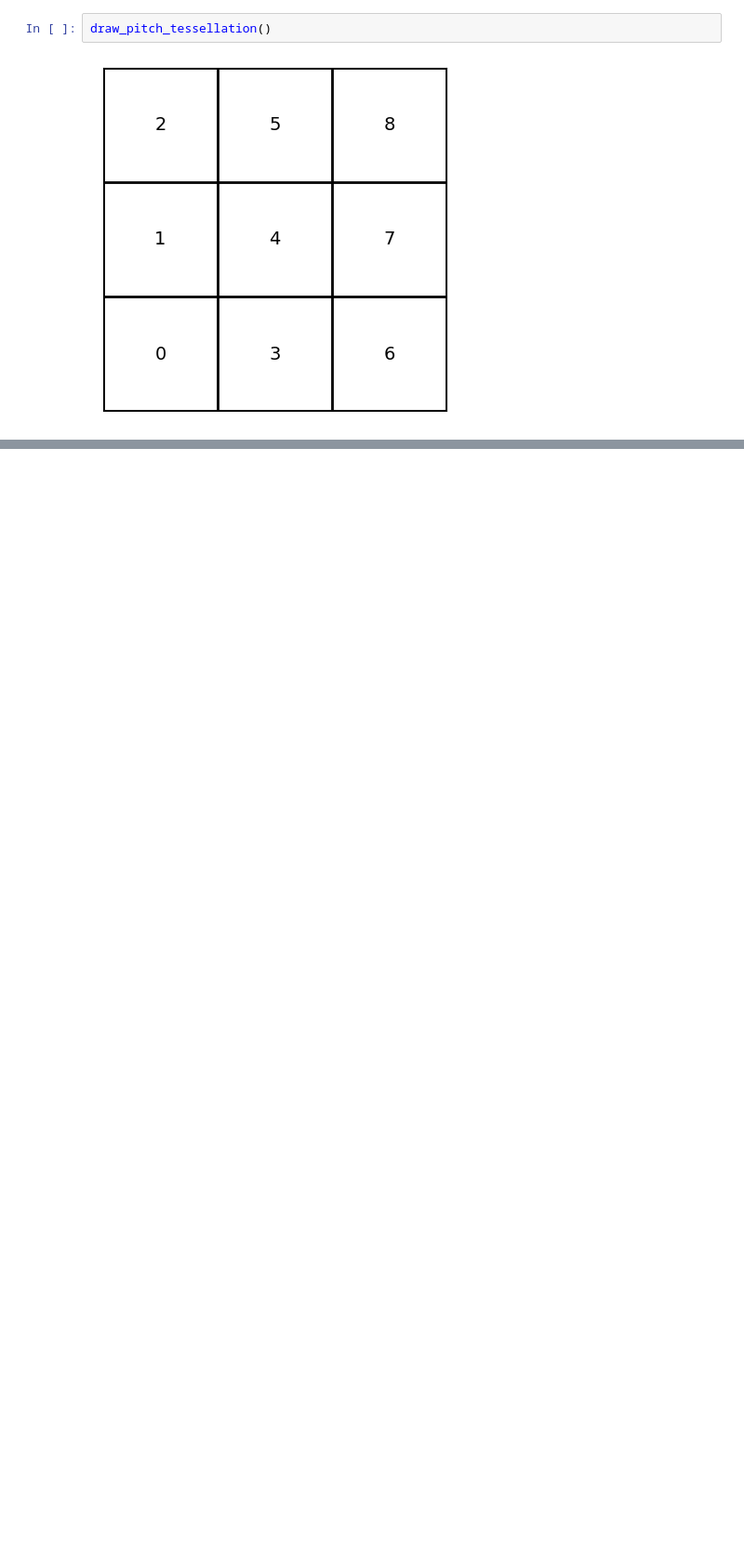
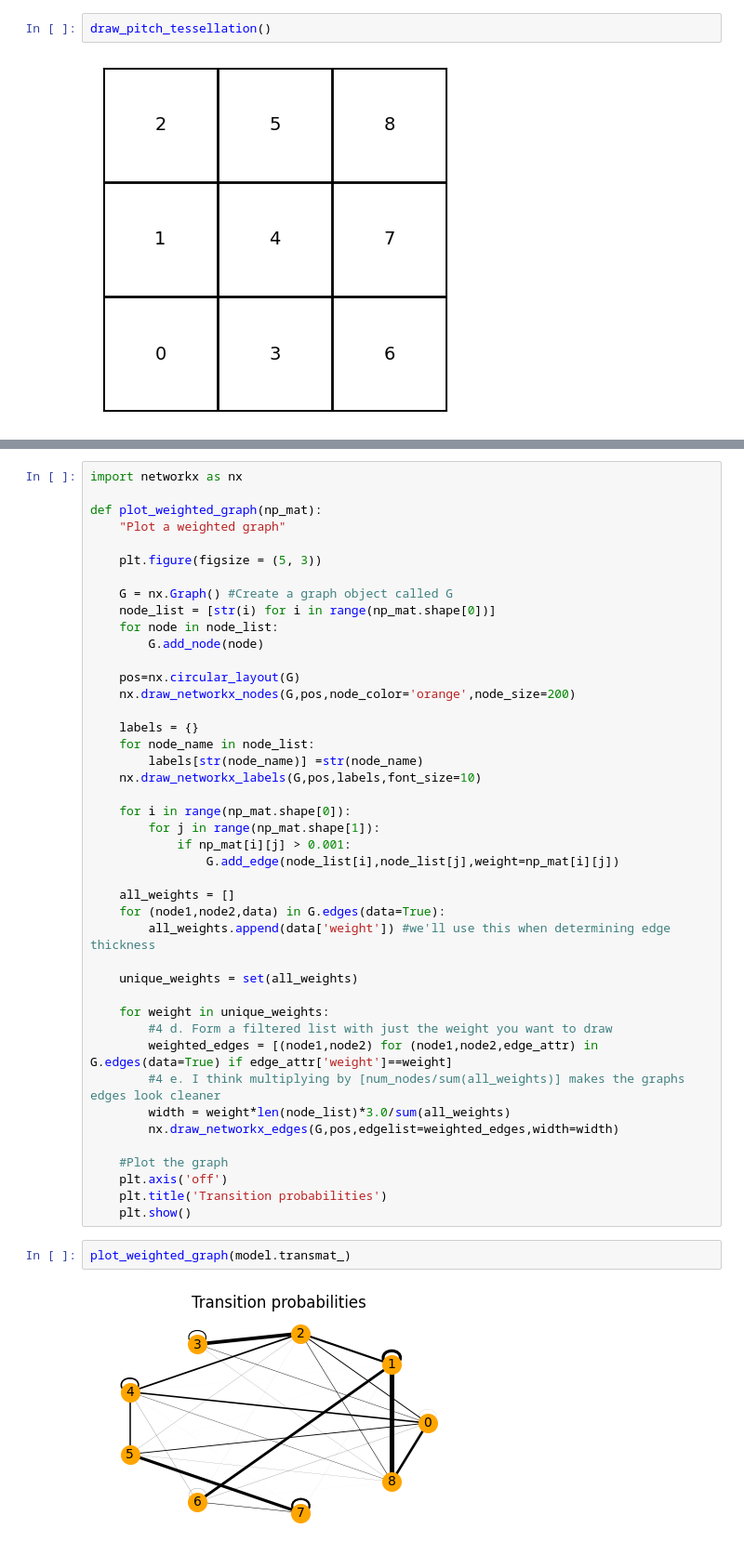
Before and after one commit to PasqualeEsposito/Geospatial_Analytics, a Jupyter notebook: Pass_chains_predictability.ipynb, the cells around one changed output, grey strips where cells are left out. Shown at 93% size. Drawn from its saved outputs; the diff is of its cells as text; blank space fills up the shorter version.

```diff
--- a/Pass_chains_predictability.ipynb
+++ b/Pass_chains_predictability.ipynb
@@ -106,0 +181,47 @@ pass_chains
+# %%
+import networkx as nx
+
+def plot_weighted_graph(np_mat):
+    "Plot a weighted graph"
+
+    plt.figure(figsize = (5, 3))
+
+    G = nx.Graph() #Create a graph object called G
+    node_list = [str(i) for i in range(np_mat.shape[0])]
+    for node in node_list:
+        G.add_node(node)
+
+    pos=nx.circular_layout(G)
+    nx.draw_networkx_nodes(G,pos,node_color='orange',node_size=200)
+
+    labels = {}
+    for node_name in node_list:
+        labels[str(node_name)] =str(node_name)
+    nx.draw_networkx_labels(G,pos,labels,font_size=10)
+
+    for i in range(np_mat.shape[0]):
+        for j in range(np_mat.shape[1]):
+            if np_mat[i][j] > 0.001:
+                G.add_edge(node_list[i],node_list[j],weight=np_mat[i][j])
+
+    all_weights = []
+    for (node1,node2,data) in G.edges(data=True):
+        all_weights.append(data['weight']) #we'll use this when determining edge thickness
+
+    unique_weights = set(all_weights)
+
+    for weight in unique_weights:
+        #4 d. Form a filtered list with just the weight you want to draw
+        weighted_edges = [(node1,node2) for (node1,node2,edge_attr) in G.edges(data=True) if edge_attr['weight']==weight]
+        #4 e. I think multiplying by [num_nodes/sum(all_weights)] makes the graphs edges look cleaner
+        width = weight*len(node_list)*3.0/sum(all_weights)
+        nx.draw_networkx_edges(G,pos,edgelist=weighted_edges,width=width)
+
+    #Plot the graph
+    plt.axis('off')
+    plt.title('Transition probabilities')
+    plt.show()
+# %%
+plot_weighted_graph(model.transmat_)
+# %% [output]
+[figure, added]
```
Also changed, not shown: parts of 17 cells of this notebook, 1 other file.
